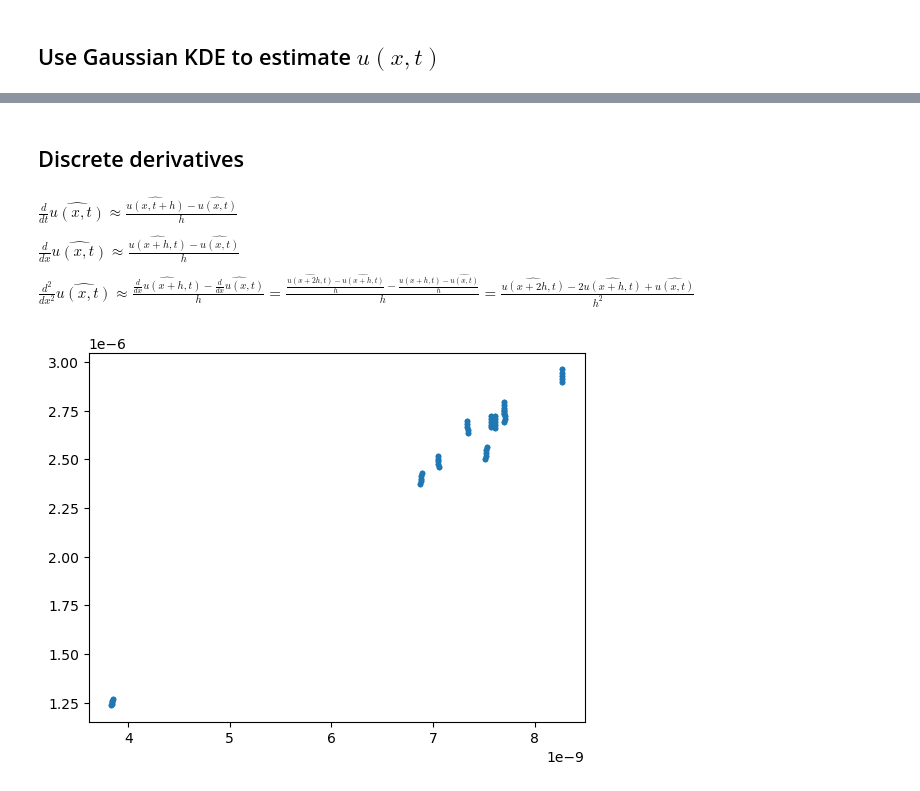
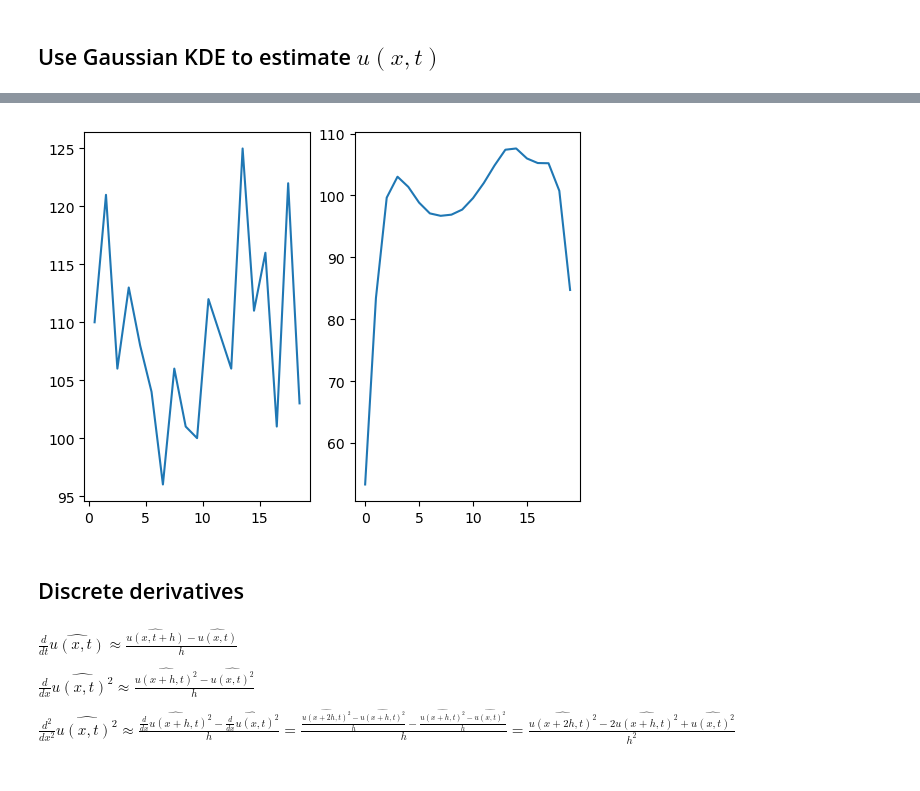
Before and after one commit to petrelharp/lineage_plotting, a Jupyter notebook: pme/test_pme.ipynb, the cells around one changed output, grey strips where cells are left out. Drawn from its saved outputs; the diff is of its cells as text; code cells hidden in the pictures.

Commit message:
update testing if locations from the slim simulation follow the pme

```diff
--- a/pme/test_pme.ipynb
+++ b/pme/test_pme.ipynb
@@ -30,9 +30,10 @@ print(max_x, max_y, max_t)
 # %% [markdown]
 ## Use Gaussian KDE to estimate $u(x, t)$
 # %%
-locations = ts.individual_locations
-times = ts.individual_times
-dataset = [locations[:,0], times]
+t = 0
+inds = ts.individuals_alive_at(t)
+locations = ts.individual_locations[inds]
+dataset = locations[:,0]
 print(np.shape(dataset))
 uhat = stats.gaussian_kde(dataset)
 # %% [output]
@@ -39,0 +41,5 @@ uhat = stats.gaussian_kde(dataset)
+# %%
+x = np.arange(0, max_x)
+
+popsize = pyslim.population_size(ts, x, [0, max_y], [0, 1])
+help(pyslim.population_size)
@@ -40,11 +64,20 @@ uhat = stats.gaussian_kde(dataset)
+# %%
+fig, (ax1, ax2) = plt.subplots(1, 2)
+ax1.plot(x[:-1] + np.diff(x/2), popsize.flatten().flatten()/np.diff(x))
+
+pdf = uhat.evaluate(x)*np.sum(popsize)
+ax2.plot(x, pdf)
+plt.show()
+# %% [output]
+[figure, added]
 # %% [markdown]
 ## Discrete derivatives
 # %% [markdown]
 $\frac{d}{dt} \widehat{u(x,t)} \approx \frac{\widehat{u(x, t + h)} - \widehat{u(x, t)}}{h}$
 
-$\frac{d}{dx} \widehat{u(x,t)} \approx \frac{\widehat{u(x + h, t)} - \widehat{u(x, t)}}{h}$
+$\frac{d}{dx} \widehat{u(x,t)^2} \approx \frac{\widehat{u(x + h, t)^2} - \widehat{u(x, t)^2}}{h}$
 
-$\frac{d^2}{dx^2} \widehat{u(x,t)} \approx \frac{\widehat{\frac{d}{dx}u(x + h, t)} - \widehat{\frac{d}{dx}u(x, t)}}{h} = \frac{\frac{\widehat{u(x + 2h, t)} - \widehat{u(x + h, t)}}{h} - \frac{\widehat{u(x + h, t)} - \widehat{u(x, t)}}{h}}{h} = \frac{\widehat{u(x + 2h, t)} - 2\widehat{u(x + h, t)} + \widehat{u(x, t)}}{h^2}$
+$\frac{d^2}{dx^2} \widehat{u(x,t)^2} \approx \frac{\widehat{\frac{d}{dx}u(x + h, t)^2} - \widehat{\frac{d}{dx}u(x, t)^2}}{h} = \frac{\frac{\widehat{u(x + 2h, t)^2} - \widehat{u(x + h, t)^2}}{h} - \frac{\widehat{u(x + h, t)^2} - \widehat{u(x, t)^2}}{h}}{h} = \frac{\widehat{u(x + 2h, t)^2} - 2\widehat{u(x + h, t)^2} + \widehat{u(x, t)^2}}{h^2}$
 # %%
 h1 = 1e-3
 h2 = 1e-6
@@ -102,9 +136,3 @@ for x in x_bins:
 
 #print(lhs)
 #print(rhs)
-# %%
-fig, ax = plt.subplots()
-ax.plot(lhs, rhs, '.')
-plt.show()
-# %% [output]
-[figure, removed]
```
Also changed, not shown: parts of 13 cells of this notebook.
